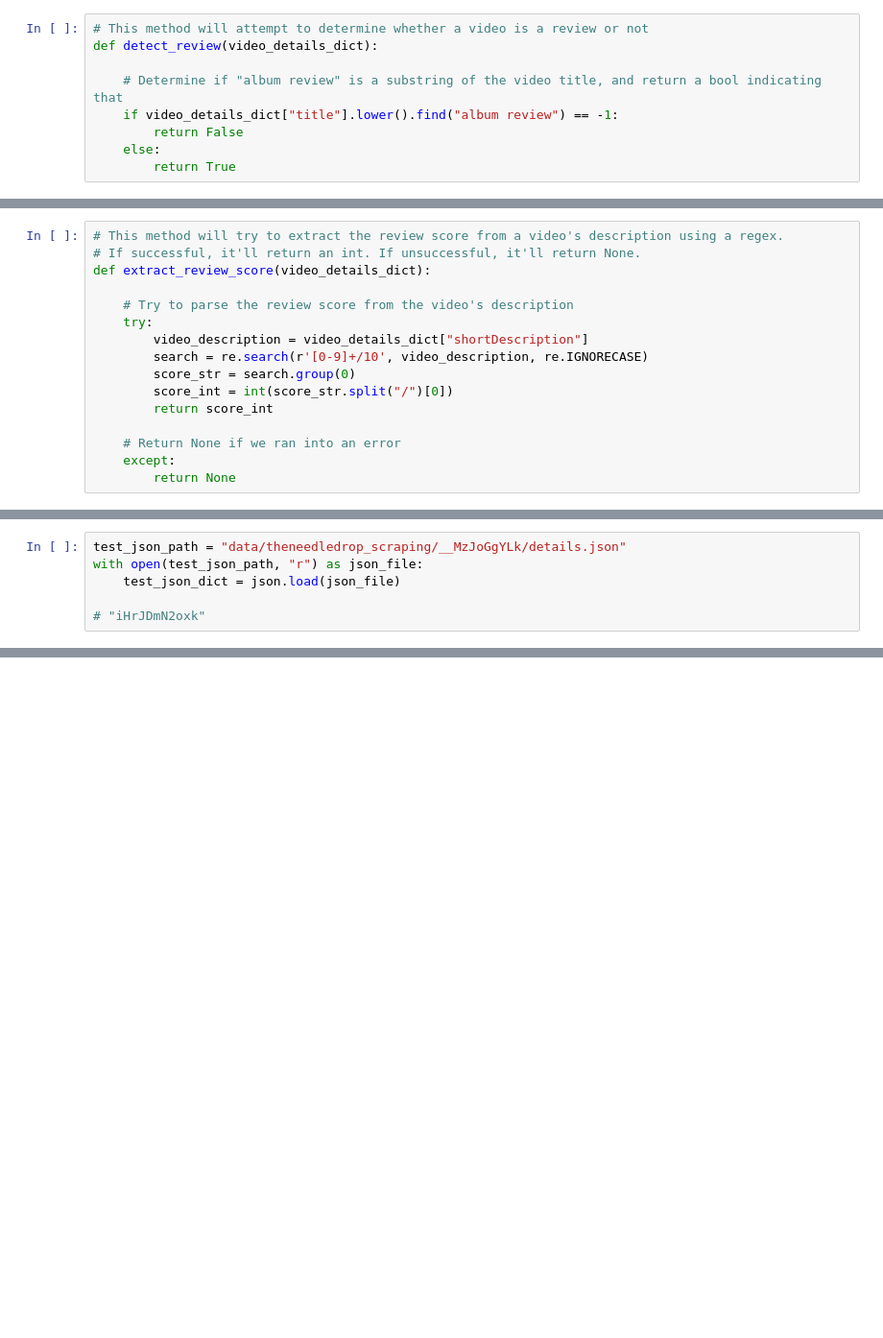
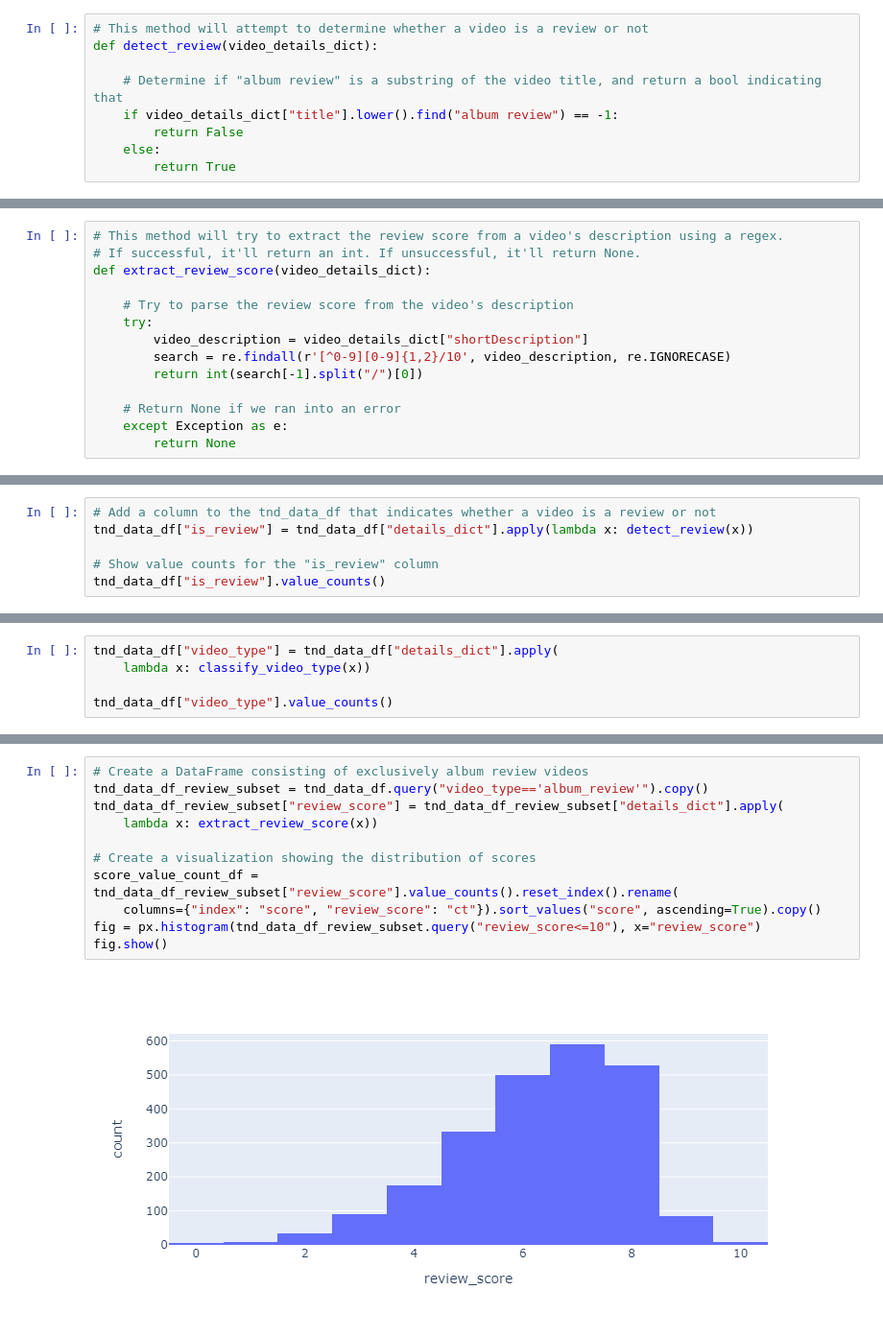
Before and after one commit to trevbook/neural-needle-drop, a Jupyter notebook: notebooks/Enriching TheNeedleDrop Scraping.ipynb, the cells around one changed output, grey strips where cells are left out. Shown at 96% size. Cells and saved outputs as stored; diff of their text form; blank space fills up the shorter version.

Commit message:
Continued working on the data enrichment notebook

```diff
--- a/notebooks/Enriching TheNeedleDrop Scraping.ipynb
+++ b/notebooks/Enriching TheNeedleDrop Scraping.ipynb
@@ -46,11 +95,9 @@ def extract_review_score(video_details_dict):
     # Try to parse the review score from the video's description
     try:
         video_description = video_details_dict["shortDescription"]
-        search = re.search(r'[0-9]+/10', video_description, re.IGNORECASE)
-        score_str = search.group(0)
-        score_int = int(score_str.split("/")[0])
-        return score_int
+        search = re.findall(r'[^0-9][0-9]{1,2}/10', video_description, re.IGNORECASE)
+        return int(search[-1].split("/")[0])
 
     # Return None if we ran into an error
-    except:
+    except Exception as e:
         return None
@@ -59,6 +103,0 @@ def extract_review_score(video_details_dict):
-# %%
-test_json_path = "data/theneedledrop_scraping/__MzJoGgYLk/details.json"
-with open(test_json_path, "r") as json_file:
-    test_json_dict = json.load(json_file)
-
-# "iHrJDmN2oxk"
@@ -72,0 +195,6 @@ extract_review_score(test_json_dict)
+# %%
+# Add a column to the tnd_data_df that indicates whether a video is a review or not
+tnd_data_df["is_review"] = tnd_data_df["details_dict"].apply(lambda x: detect_review(x))
+
+# Show value counts for the "is_review" column
+tnd_data_df["is_review"].value_counts()
@@ -72,0 +229,5 @@ extract_review_score(test_json_dict)
+# %%
+tnd_data_df["video_type"] = tnd_data_df["details_dict"].apply(
+    lambda x: classify_video_type(x))
+
+tnd_data_df["video_type"].value_counts()
@@ -72,0 +271,13 @@ extract_review_score(test_json_dict)
+# %%
+# Create a DataFrame consisting of exclusively album review videos
+tnd_data_df_review_subset = tnd_data_df.query("video_type=='album_review'").copy()
+tnd_data_df_review_subset["review_score"] = tnd_data_df_review_subset["details_dict"].apply(
+    lambda x: extract_review_score(x))
+
+# Create a visualization showing the distribution of scores
+score_value_count_df = tnd_data_df_review_subset["review_score"].value_counts().reset_index().rename(
+    columns={"index": "score", "review_score": "ct"}).sort_values("score", ascending=True).copy()
+fig = px.histogram(tnd_data_df_review_subset.query("review_score<=10"), x="review_score")
+fig.show()
+# %% [output]
+[figure, added]
```
Also changed, not shown: parts of 30 cells of this notebook, 2 other files.
